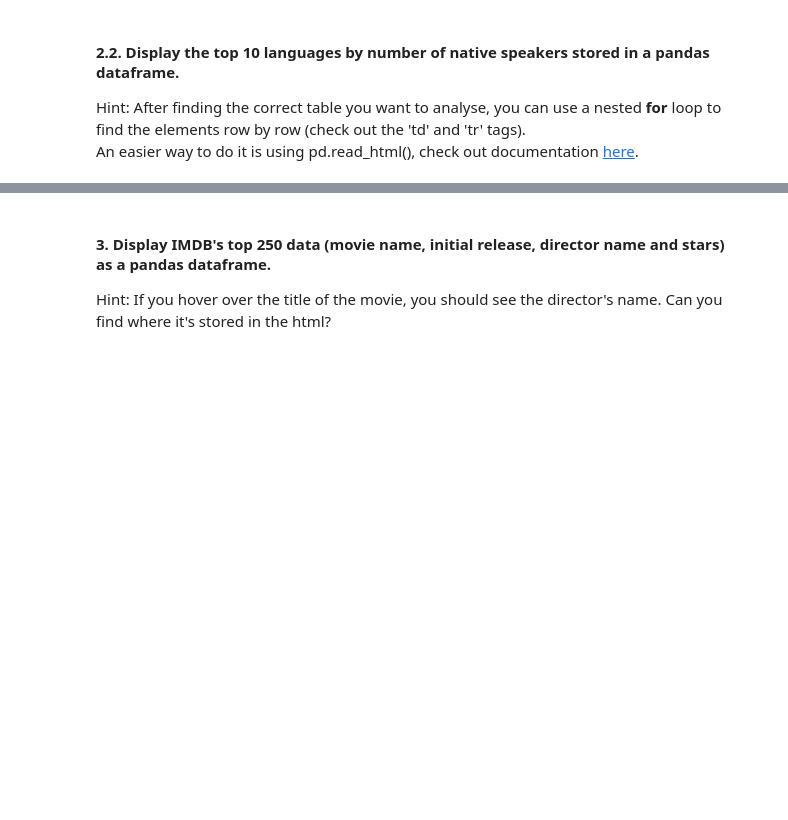
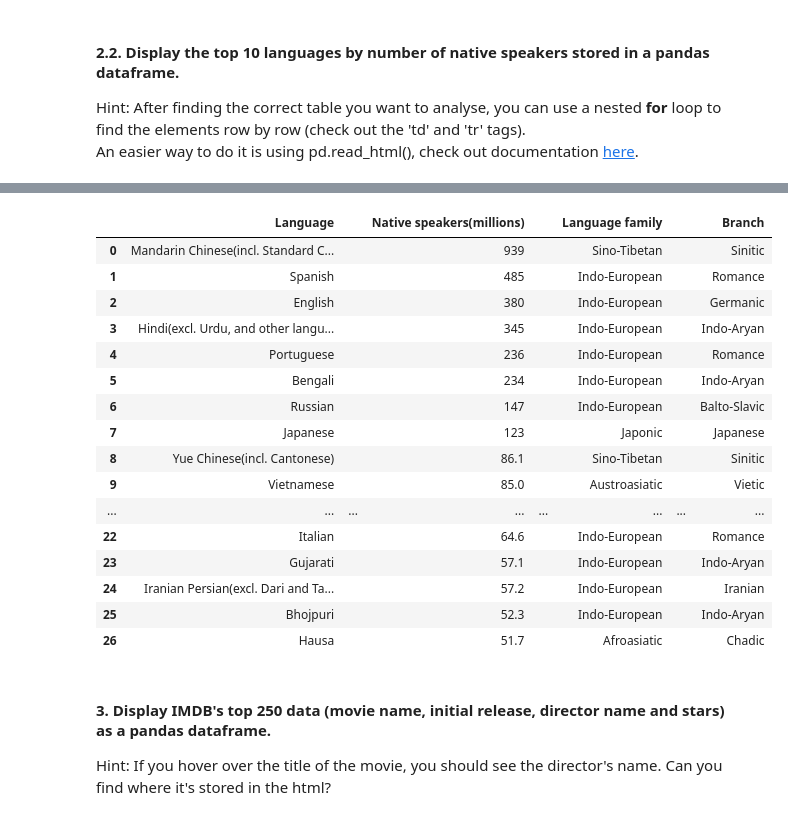
Before and after one commit to Marinasel86/lab-web-scraping, a Jupyter notebook: your-code/main.ipynb, the cells around one changed output, grey strips where cells are left out. Drawn from its saved outputs; the diff is of its cells as text; code cells hidden in the pictures; blank space fills up the shorter version.

```diff
--- a/your-code/main.ipynb
+++ b/your-code/main.ipynb
@@ -181,0 +318,4 @@ url = 'https://en.wikipedia.org/wiki/List_of_languages_by_number_of_native_speak
+# %%
+html = requests.get(url).content
+# %%
+soup =  BeautifulSoup(html, "lxml")
@@ -181,0 +325,3 @@ url = 'https://en.wikipedia.org/wiki/List_of_languages_by_number_of_native_speak
+# %%
+top_languages = soup.find_all('table', {'class': 'wikitable sortable static-row-numbers'})[0]
+top_languages
@@ -181,0 +346,4 @@ url = 'https://en.wikipedia.org/wiki/List_of_languages_by_number_of_native_speak
+# %%
+rows = top_languages.find_all('tr')
+rows = [row.text.strip().split('\n') for row in rows]
+rows
@@ -182,3 +368,26 @@ url = 'https://en.wikipedia.org/wiki/List_of_languages_by_number_of_native_speak
+# %%
+colnames = rows[0]
+data = rows[1:]
+df = pd.DataFrame(data, columns=colnames)
+df
+# %% [output]
+|  | Language |  | Native speakers(millions) |  | Language family |  | Branch |
+| 0 | Mandarin Chinese(incl. Standard C... |  | 939 |  | Sino-Tibetan |  | Sinitic |
+| 1 | Spanish |  | 485 |  | Indo-European |  | Romance |
+| 2 | English |  | 380 |  | Indo-European |  | Germanic |
+| 3 | Hindi(excl. Urdu, and other langu... |  | 345 |  | Indo-European |  | Indo-Aryan |
+| 4 | Portuguese |  | 236 |  | Indo-European |  | Romance |
+| 5 | Bengali |  | 234 |  | Indo-European |  | Indo-Aryan |
+| 6 | Russian |  | 147 |  | Indo-European |  | Balto-Slavic |
+| 7 | Japanese |  | 123 |  | Japonic |  | Japanese |
+| 8 | Yue Chinese(incl. Cantonese) |  | 86.1 |  | Sino-Tibetan |  | Sinitic |
+| 9 | Vietnamese |  | 85.0 |  | Austroasiatic |  | Vietic |
+| ... | ... | ... | ... | ... | ... | ... | ... |
+| 22 | Italian |  | 64.6 |  | Indo-European |  | Romance |
+| 23 | Gujarati |  | 57.1 |  | Indo-European |  | Indo-Aryan |
+| 24 | Iranian Persian(excl. Dari and Ta... |  | 57.2 |  | Indo-European |  | Iranian |
+| 25 | Bhojpuri |  | 52.3 |  | Indo-European |  | Indo-Aryan |
+| 26 | Hausa |  | 51.7 |  | Afroasiatic |  | Chadic |
 # %% [markdown]
 #### 3. Display IMDB's top 250 data (movie name, initial release, director name and stars) as a pandas dataframe.
 Hint: If you hover over the title of the movie, you should see the director's name. Can you find where it's stored in the html?
```
Also changed, not shown: parts of 41 cells of this notebook.
